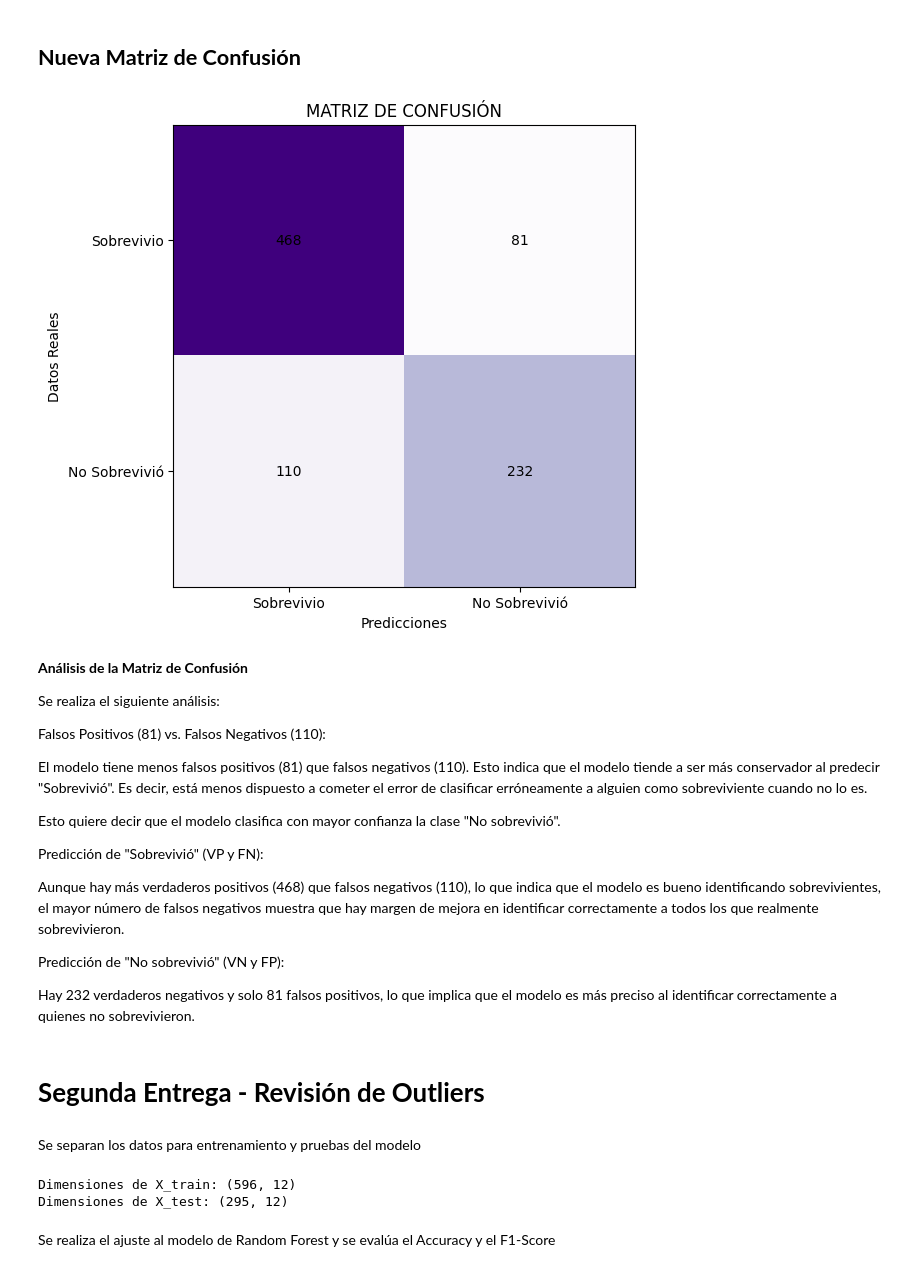
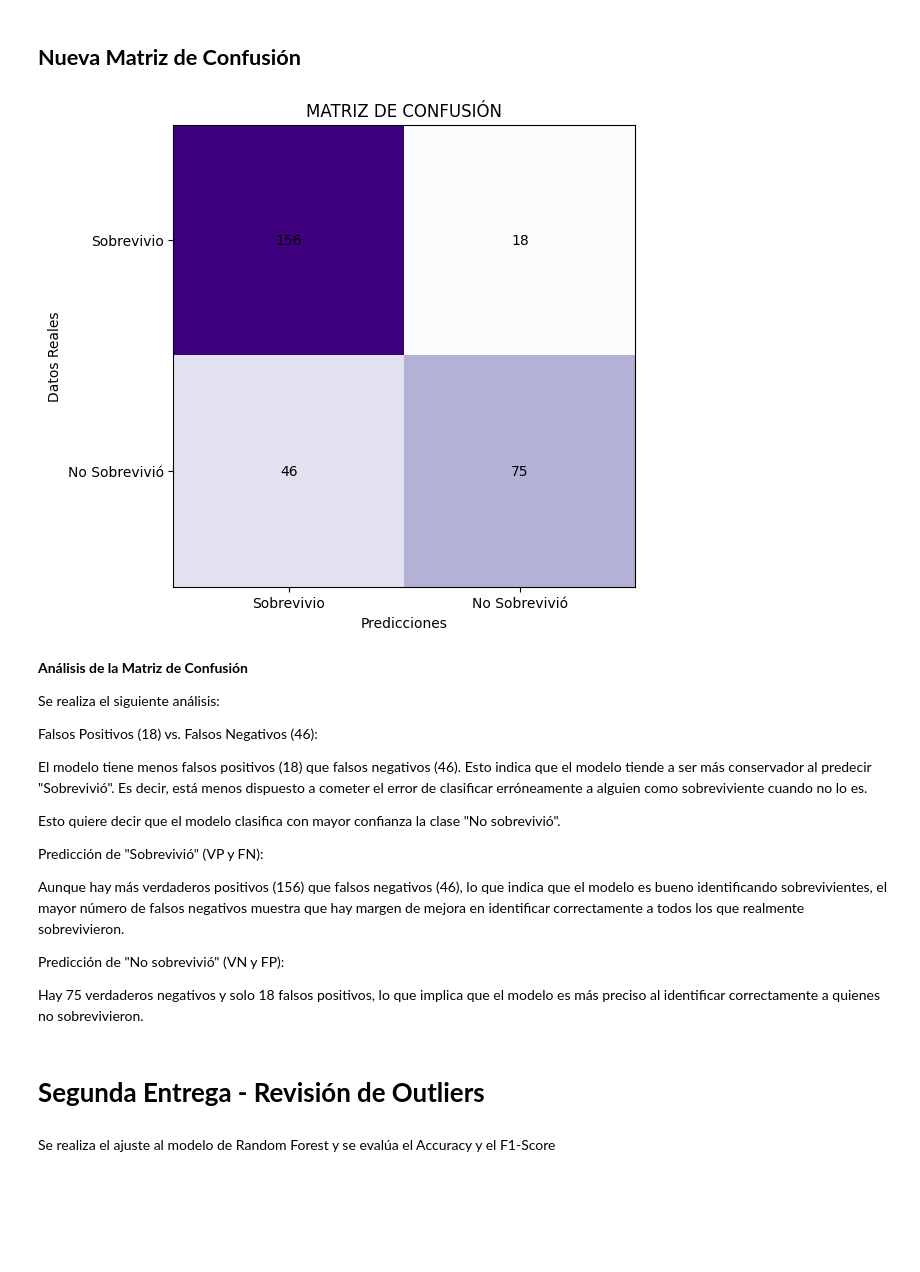
Before and after one commit to ElianaMendez/Proyecto-Titanic, a Jupyter notebook: Desafio-Titanic-4.ipynb, the cells around one changed output. Drawn from its saved outputs; the diff is of its cells as text; code cells hidden in the pictures; blank space fills up the shorter version.

```diff
--- a/Desafio-Titanic-4.ipynb
+++ b/Desafio-Titanic-4.ipynb
@@ -379,7 +374,7 @@ Se ajusta el modelo Random Forest y se calcula "Precisión"
 # %% [markdown]
 Precisión
 # %%
-random = RandomForestClassifier(max_depth=2) # instanciar el objeto
+random = RandomForestClassifier(random_state=42) # instanciar el objeto
 random.fit(x_train,y_train) # Ajuste con los datos del Titanic
 y_pred = random.predict(x_test) # Predicción
 print("Accuracy:",metrics.accuracy_score(y_test, y_pred))
@@ -430,48 +427,46 @@ print(f"Log Loss: {loss}")
 # %%
 import numpy as np
 import matplotlib.pyplot as plt
 from sklearn.metrics import confusion_matrix
 
-matriz = confusion_matrix(y, y_pred) #Creación de matriz de confusión
+matriz = confusion_matrix(y_test, y_pred) #Creación de matriz de confusión
 labels = ['Sobrevivio', 'No Sobrevivió'] # Etiquetas para la matriz de Confusión
 fig, ax = plt.subplots(figsize=(8,6)) # Se crea figura y eje
 
 ax.imshow(matriz, interpolation='nearest', cmap='Purples')
 ax.set_title('MATRIZ DE CONFUSIÓN')
 ax.set_xlabel('Predicciones')
 ax.set_ylabel('Datos Reales')
 ax.set_xticks(np.arange(len(labels)))
 ax.set_yticks(np.arange(len(labels)))
 ax.set_xticklabels(labels)
 ax.set_yticklabels(labels)
 
 #mostrar valores en la matriz
 for i in range(matriz.shape[0]):
   for j in range(matriz.shape[1]):
     ax.text(j, i, matriz[i,j], ha= 'center', va='center', color='black')
 
 plt.show()
 # %% [output]
-[figure, old version]
+[figure, new version]
 # %% [markdown]
 **Análisis de la Matriz de Confusión**
 
 Se realiza el siguiente análisis:
 
-Falsos Positivos (81) vs. Falsos Negativos (110):
+Falsos Positivos (18) vs. Falsos Negativos (46):
 
-El modelo tiene menos falsos positivos (81) que falsos negativos (110). Esto indica que el modelo tiende a ser más conservador al predecir "Sobrevivió". Es decir, está menos dispuesto a cometer el error de clasificar erróneamente a alguien como sobreviviente cuando no lo es.
+El modelo tiene menos falsos positivos (18) que falsos negativos (46). Esto indica que el modelo tiende a ser más conservador al predecir "Sobrevivió". Es decir, está menos dispuesto a cometer el error de clasificar erróneamente a alguien como sobreviviente cuando no lo es.
 
 Esto quiere decir que el modelo clasifica con mayor confianza la clase "No sobrevivió".
 
 Predicción de "Sobrevivió" (VP y FN):
 
-Aunque hay más verdaderos positivos (468) que falsos negativos (110), lo que indica que el modelo es bueno identificando sobrevivientes, el mayor número de falsos negativos muestra que hay margen de mejora en identificar correctamente a todos los que realmente sobrevivieron.
+Aunque hay más verdaderos positivos (156) que falsos negativos (46), lo que indica que el modelo es bueno identificando sobrevivientes, el mayor número de falsos negativos muestra que hay margen de mejora en identificar correctamente a todos los que realmente sobrevivieron.
 
 Predicción de "No sobrevivió" (VN y FP):
 
-Hay 232 verdaderos negativos y solo 81 falsos positivos, lo que implica que el modelo es más preciso al identificar correctamente a quienes no sobrevivieron.
+Hay 75 verdaderos negativos y solo 18 falsos positivos, lo que implica que el modelo es más preciso al identificar correctamente a quienes no sobrevivieron.
 # %% [markdown]
 # **Segunda Entrega - Revisión de Outliers**
-# %% [markdown]
-Se separan los datos para entrenamiento y pruebas del modelo
@@ -482,9 +473,3 @@ x_train, x_test, y_train, y_test = train_test_split(x, y, test_size=0.33, random
-# %%
-print(f"Dimensiones de X_train: {x_train.shape}")
-print(f"Dimensiones de X_test: {x_test.shape}")
-# %% [output]
-Dimensiones de X_train: (596, 12)
-Dimensiones de X_test: (295, 12)
 # %% [markdown]
 Se realiza el ajuste al modelo de Random Forest y se evalúa el Accuracy y el F1-Score
 # %%
```
Also changed, not shown: parts of 19 cells of this notebook.
